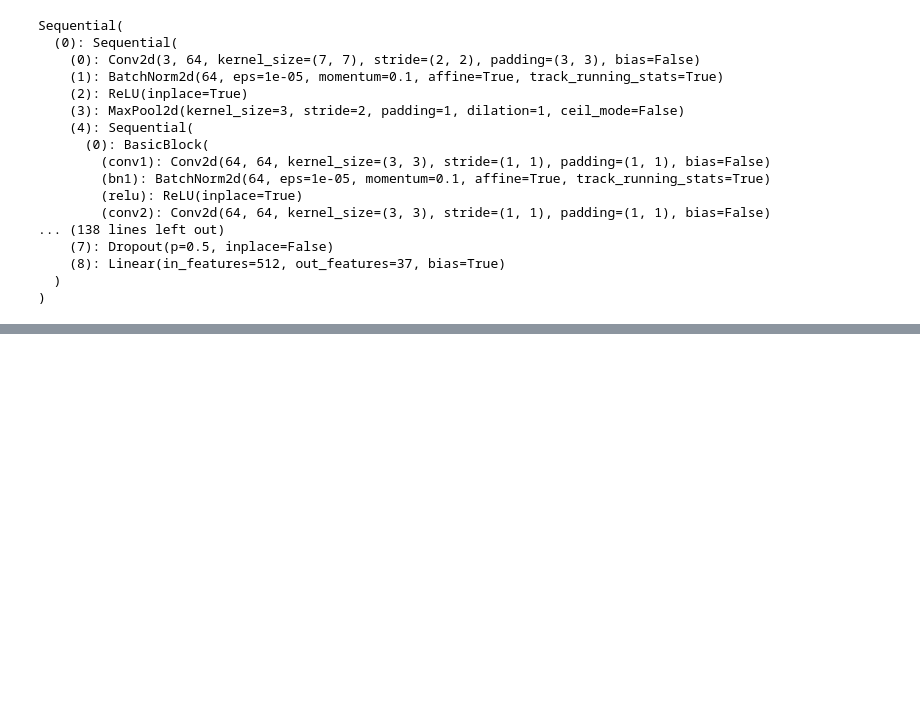
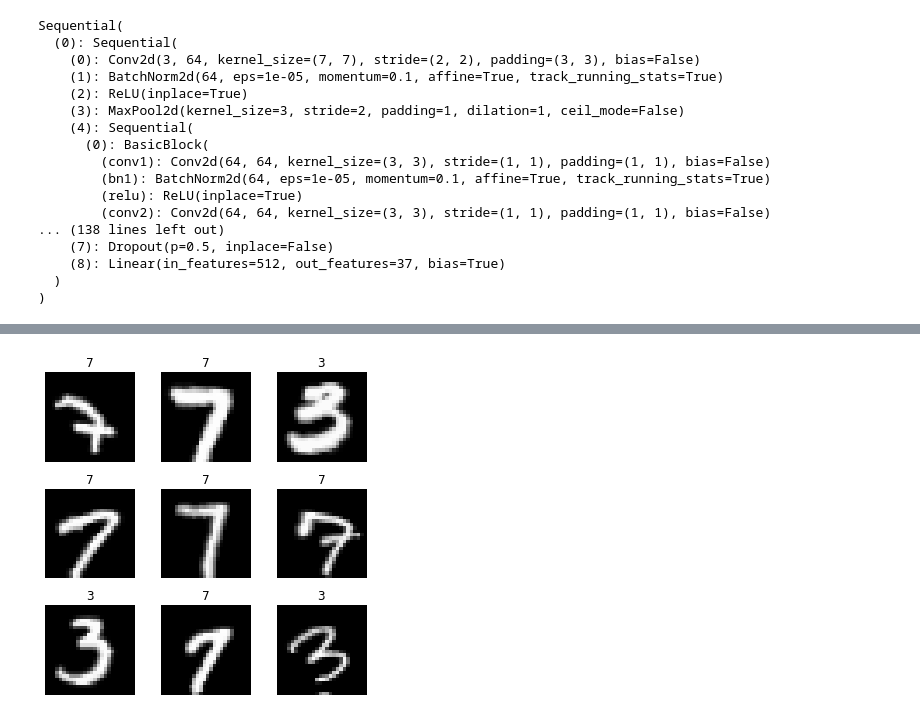
Before and after one commit to kaipak/fastai-notebooks, a Jupyter notebook: notebooks/my-lesson1-pets.ipynb, the cells around one changed output, grey strips where cells are left out. Saved outputs shown, nothing was run; the diff lists cells and outputs as text; code cells hidden in the pictures; blank space fills up the shorter version.

```diff
--- a/notebooks/my-lesson1-pets.ipynb
+++ b/notebooks/my-lesson1-pets.ipynb
@@ -44,0 +113,7 @@ Sequential(
+# %%
+trans = get_transforms(do_flip=False)
+data  = ImageDataBunch.from_folder(path, ds_tfms=trans, size=26)
+# %%
+data.show_batch(rows=3, figsize=(5, 5))
+# %% [output]
+[figure, added]
```
Also changed, not shown: parts of 17 cells of this notebook.
